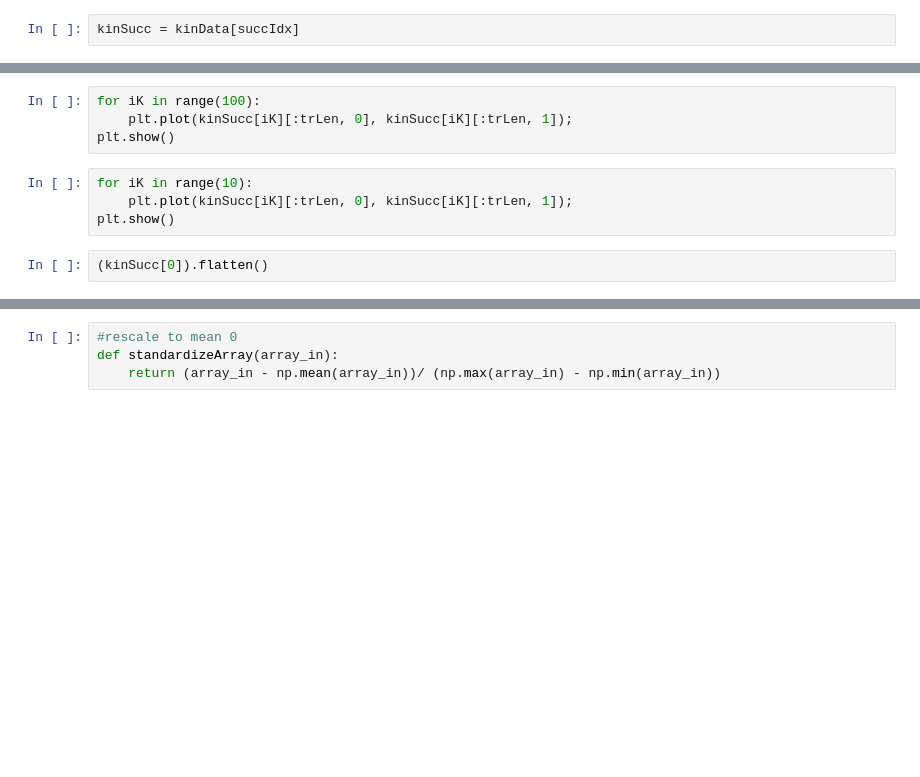
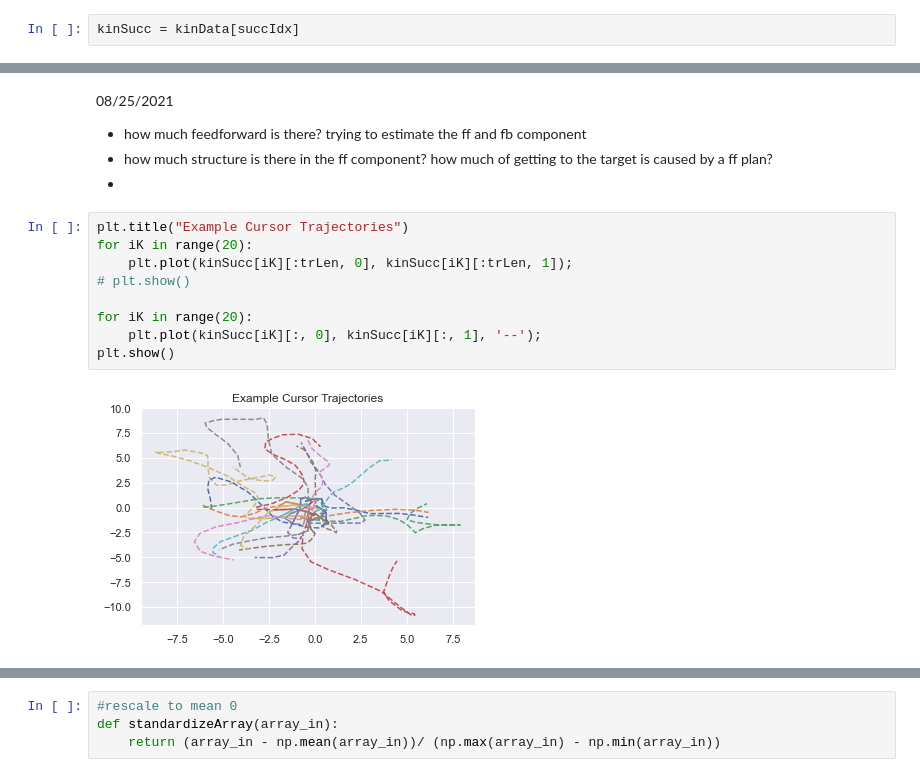
Before and after one commit to mmadduri/BMI_Model, a Jupyter notebook: ExpAnalysis/18Aug2021_FindDecoderMatrix.ipynb, the cells around one changed output, grey strips where cells are left out. Drawn from its saved outputs; the diff is of its cells as text; blank space fills up the shorter version.

```diff
--- a/ExpAnalysis/18Aug2021_FindDecoderMatrix.ipynb
+++ b/ExpAnalysis/18Aug2021_FindDecoderMatrix.ipynb
@@ -78,10 +123,17 @@ overcount
+# %% [markdown]
+08/25/2021
+
+* how much feedforward is there? trying to estimate the ff and fb component
+* how much structure is there in the ff component? how much of getting to the target is caused by a ff plan?
+*
 # %%
-for iK in range(100):
+plt.title("Example Cursor Trajectories")
+for iK in range(20):
     plt.plot(kinSucc[iK][:trLen, 0], kinSucc[iK][:trLen, 1]);
+# plt.show()
+
+for iK in range(20):
+    plt.plot(kinSucc[iK][:, 0], kinSucc[iK][:, 1], '--');
 plt.show()
+# %% [output]
+[figure, added]
-# %%
-for iK in range(10):
-    plt.plot(kinSucc[iK][:trLen, 0], kinSucc[iK][:trLen, 1]);
-plt.show()
-# %%
-(kinSucc[0]).flatten()
```
Also changed, not shown: parts of 32 cells of this notebook.
